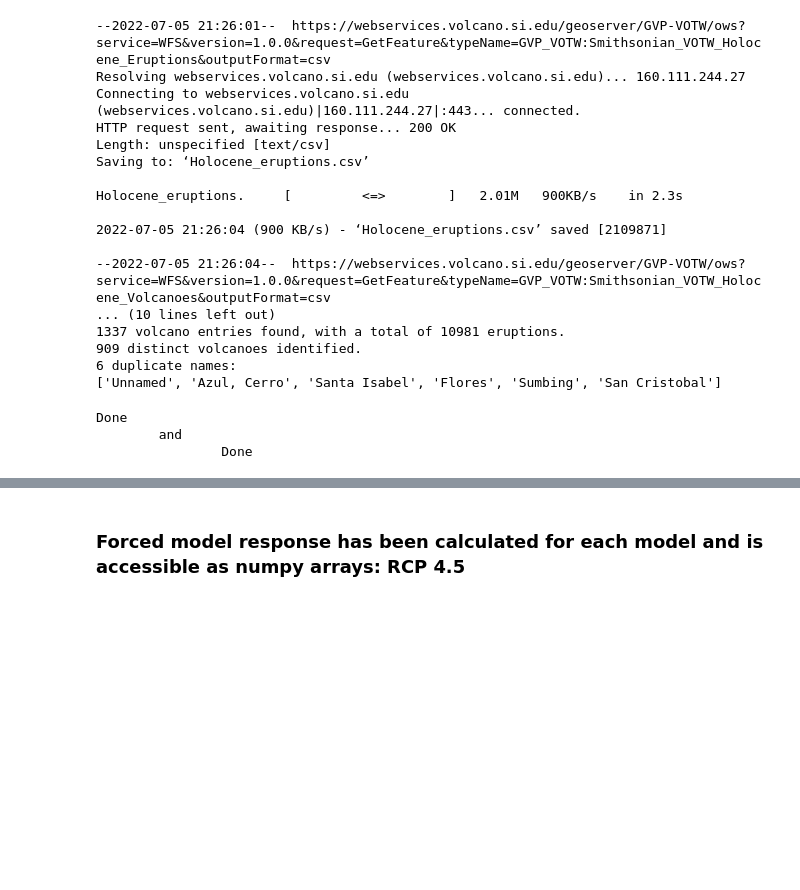
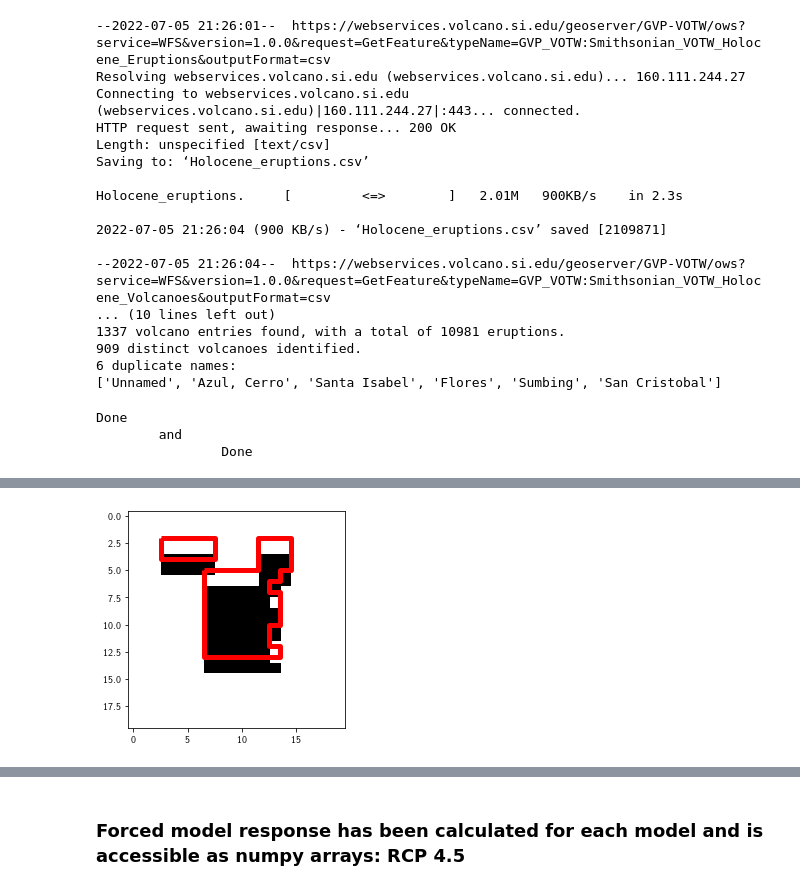
Before and after one commit to jifarquharson/rainfall-in-volcanic-regions, a Jupyter notebook: Untitled.ipynb, the cells around one changed output, grey strips where cells are left out. Saved outputs shown, nothing was run; the diff lists cells and outputs as text; code cells hidden in the pictures; blank space fills up the shorter version.

```diff
--- a/Untitled.ipynb
+++ b/Untitled.ipynb
@@ -430,0 +391,90 @@ TypeError: 'NoneType' object is not iterable
+# %%
+def get_all_boundary_edges(bool_img):
+    """
+    Get a list of all edges
+    (where the value changes from 'True' to 'False') in the 2D image.
+    Return the list as indices of the image.
+    """
+    ij_boundary = []
+    ii, jj = np.nonzero(bool_img)
+    for i, j in zip(ii, jj):
+        # North
+        if j == bool_img.shape[1]-1 or not bool_img[i, j+1]:
+            ij_boundary.append(np.array([[i, j+1],
+                                         [i+1, j+1]]))
+        # East
+        if i == bool_img.shape[0]-1 or not bool_img[i+1, j]:
+            ij_boundary.append(np.array([[i+1, j],
+                                         [i+1, j+1]]))
+        # South
+        if j == 0 or not bool_img[i, j-1]:
+            ij_boundary.append(np.array([[i, j],
+                                         [i+1, j]]))
+        # West
+        if i == 0 or not bool_img[i-1, j]:
+            ij_boundary.append(np.array([[i, j],
+                                         [i, j+1]]))
+    if not ij_boundary:
+        return np.zeros((0, 2, 2))
+    else:
+        return np.array(ij_boundary)
+
+def close_loop_boundary_edges(xy_boundary, clean=True):
+    """
+    Connect all edges defined by 'xy_boundary' to closed
+    boundary lines.
+    If not all edges are part of one surface return a list of closed
+    boundaries is returned (one for every object).
+    """
+
+    boundary_loop_list = []
+    while xy_boundary.size != 0:
+        # Current loop
+        xy_cl = [xy_boundary[0, 0], xy_boundary[0, 1]]  # Start with first edge
+        xy_boundary = np.delete(xy_boundary, 0, axis=0)
+
+        while xy_boundary.size != 0:
+            # Get next boundary edge (edge with common node)
+            ij = np.nonzero((xy_boundary == xy_cl[-1]).all(axis=2))
+            if ij[0].size > 0:
+                i = ij[0][0]
+                j = ij[1][0]
+            else:
+                xy_cl.append(xy_cl[0])
+                break
+
+            xy_cl.append(xy_boundary[i, (j + 1) % 2, :])
+            xy_boundary = np.delete(xy_boundary, i, axis=0)
+
+        xy_cl = np.array(xy_cl)
+
+        boundary_loop_list.append(xy_cl)
+
+    return boundary_loop_list
+def plot_world_outlines_(bool_img, ax=None, offs=[.5,.5],**kwargs):
+    if ax is None:
+        ax = plt.gca()
+    else:
+        ax = ax
+    offs = offs
+    ij_boundary = get_all_boundary_edges(bool_img=bool_img)
+    xy_boundary = ij_boundary - offs
+    xy_boundary = close_loop_boundary_edges(xy_boundary=xy_boundary)
+    cl = LineCollection(xy_boundary,**kwargs)
+#     cl.set_offsets( (0., 1))
+    ax.add_collection(cl)
+
+
+array = np.zeros((20, 20))
+array[4:6, 3:8] = 1
+array[4:7, 12:15] = 1
+array[7:15, 7:14] = 1
+array[12:14, 13:14] = 0
+array[8:9, 13:14] = 0
+
+
+plt.figure()
+plt.imshow(array, cmap='binary')
+plot_world_outlines_(array.T,ax=None,offs = (.5,2.), lw=5, color='r')
+# %% [output]
+[figure, added]
```
Also changed, not shown: parts of 26 cells of this notebook.
